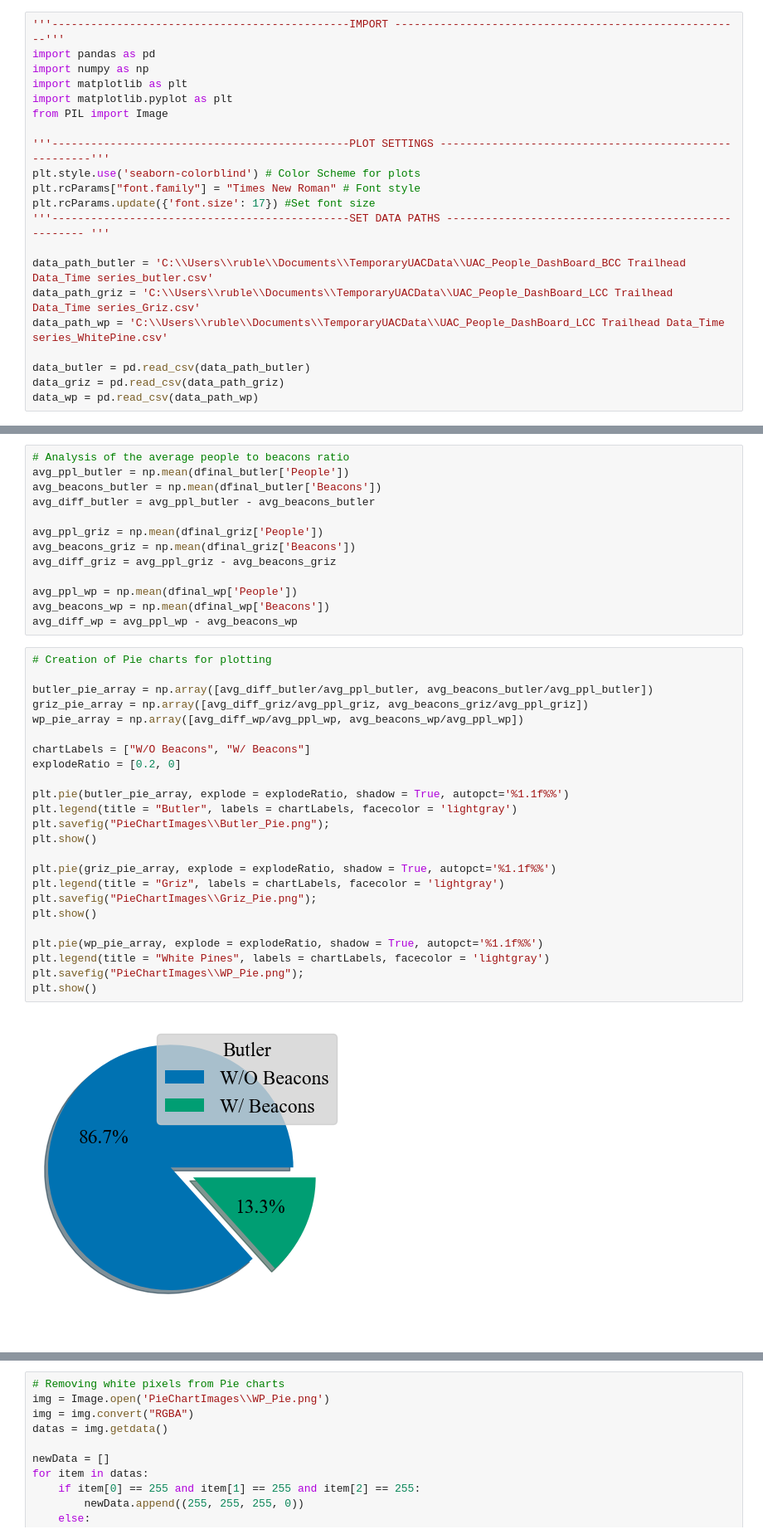
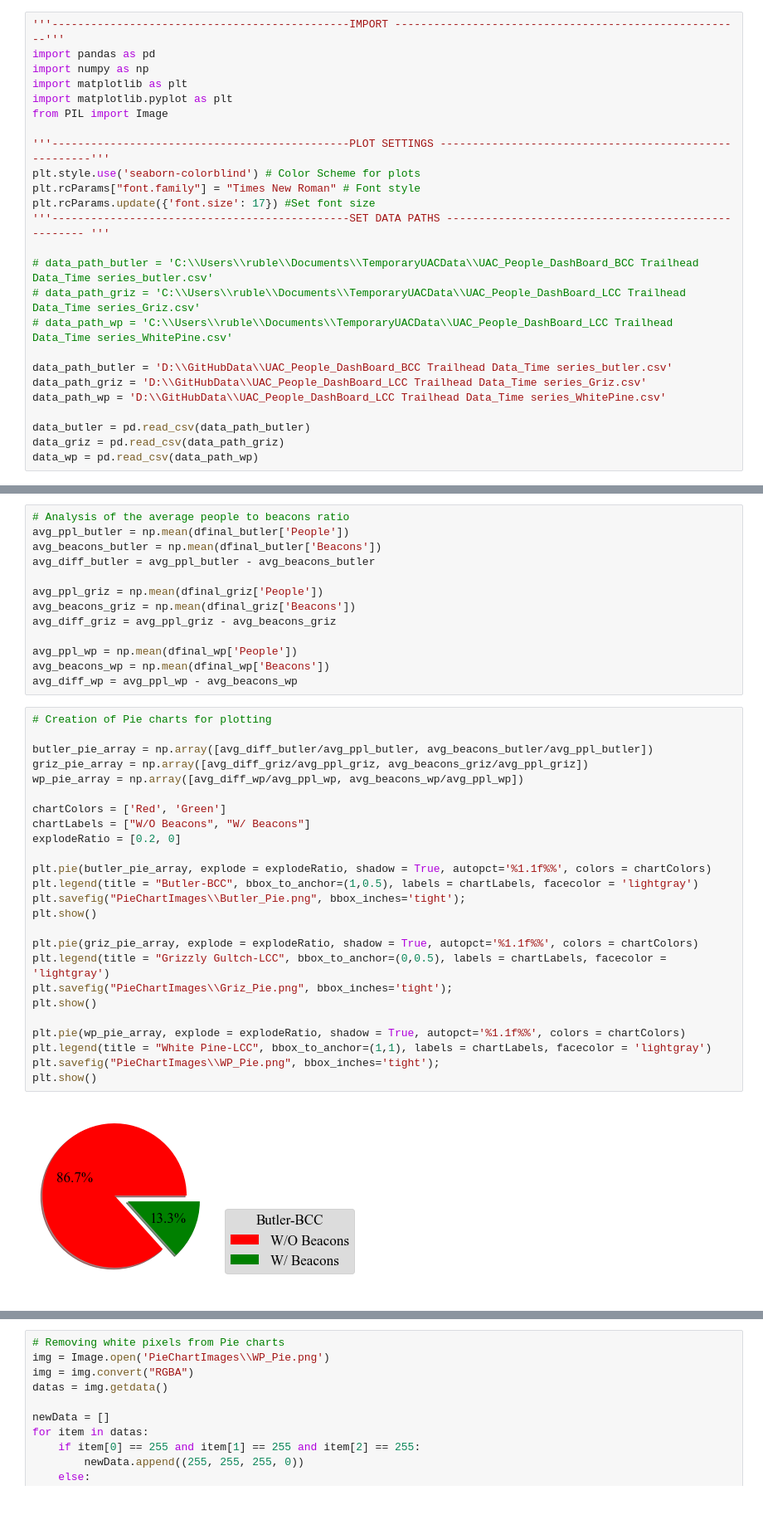
Before and after one commit to maria-analytics/UAC_WBA, a Jupyter notebook: UAC_Pie_Charts.ipynb, the cells around one changed output, grey strips where cells are left out. Shown: that part at 83% size. Cells and saved outputs as stored; diff of their text form; blank space fills up the shorter version.

Commit message:
Updated Pie Charts
Changed color of pie chart to red and green, changed legend position to get out of way of percentages, and updated map figure with new pie charts

```diff
--- a/UAC_Pie_Charts.ipynb
+++ b/UAC_Pie_Charts.ipynb
@@ -12,9 +12,13 @@ plt.rcParams["font.family"] = "Times New Roman" # Font style
 plt.rcParams.update({'font.size': 17}) #Set font size
 '''----------------------------------------------SET DATA PATHS ---------------------------------------------------- '''
 
-data_path_butler = 'C:\\Users\\ruble\\Documents\\TemporaryUACData\\UAC_People_DashBoard_BCC Trailhead Data_Time series_butler.csv'
-data_path_griz = 'C:\\Users\\ruble\\Documents\\TemporaryUACData\\UAC_People_DashBoard_LCC Trailhead Data_Time series_Griz.csv'
-data_path_wp = 'C:\\Users\\ruble\\Documents\\TemporaryUACData\\UAC_People_DashBoard_LCC Trailhead Data_Time series_WhitePine.csv'
+# data_path_butler = 'C:\\Users\\ruble\\Documents\\TemporaryUACData\\UAC_People_DashBoard_BCC Trailhead Data_Time series_butler.csv'
+# data_path_griz = 'C:\\Users\\ruble\\Documents\\TemporaryUACData\\UAC_People_DashBoard_LCC Trailhead Data_Time series_Griz.csv'
+# data_path_wp = 'C:\\Users\\ruble\\Documents\\TemporaryUACData\\UAC_People_DashBoard_LCC Trailhead Data_Time series_WhitePine.csv'
+
+data_path_butler = 'D:\\GitHubData\\UAC_People_DashBoard_BCC Trailhead Data_Time series_butler.csv'
+data_path_griz = 'D:\\GitHubData\\UAC_People_DashBoard_LCC Trailhead Data_Time series_Griz.csv'
+data_path_wp = 'D:\\GitHubData\\UAC_People_DashBoard_LCC Trailhead Data_Time series_WhitePine.csv'
 
 data_butler = pd.read_csv(data_path_butler)
 data_griz = pd.read_csv(data_path_griz)
@@ -64,26 +68,27 @@ avg_diff_wp = avg_ppl_wp - avg_beacons_wp
 # %%
 # Creation of Pie charts for plotting
 
 butler_pie_array = np.array([avg_diff_butler/avg_ppl_butler, avg_beacons_butler/avg_ppl_butler])
 griz_pie_array = np.array([avg_diff_griz/avg_ppl_griz, avg_beacons_griz/avg_ppl_griz])
 wp_pie_array = np.array([avg_diff_wp/avg_ppl_wp, avg_beacons_wp/avg_ppl_wp])
 
+chartColors = ['Red', 'Green']
 chartLabels = ["W/O Beacons", "W/ Beacons"]
 explodeRatio = [0.2, 0]
 
-plt.pie(butler_pie_array, explode = explodeRatio, shadow = True, autopct='%1.1f%%')
-plt.legend(title = "Butler", labels = chartLabels, facecolor = 'lightgray')
-plt.savefig("PieChartImages\\Butler_Pie.png");
+plt.pie(butler_pie_array, explode = explodeRatio, shadow = True, autopct='%1.1f%%', colors = chartColors)
+plt.legend(title = "Butler-BCC", bbox_to_anchor=(1,0.5), labels = chartLabels, facecolor = 'lightgray')
+plt.savefig("PieChartImages\\Butler_Pie.png", bbox_inches='tight');
 plt.show()
 
-plt.pie(griz_pie_array, explode = explodeRatio, shadow = True, autopct='%1.1f%%')
-plt.legend(title = "Griz", labels = chartLabels, facecolor = 'lightgray')
-plt.savefig("PieChartImages\\Griz_Pie.png");
+plt.pie(griz_pie_array, explode = explodeRatio, shadow = True, autopct='%1.1f%%', colors = chartColors)
+plt.legend(title = "Grizzly Gultch-LCC", bbox_to_anchor=(0,0.5), labels = chartLabels, facecolor = 'lightgray')
+plt.savefig("PieChartImages\\Griz_Pie.png", bbox_inches='tight');
 plt.show()
 
-plt.pie(wp_pie_array, explode = explodeRatio, shadow = True, autopct='%1.1f%%')
-plt.legend(title = "White Pines", labels = chartLabels, facecolor = 'lightgray')
-plt.savefig("PieChartImages\\WP_Pie.png");
+plt.pie(wp_pie_array, explode = explodeRatio, shadow = True, autopct='%1.1f%%', colors = chartColors)
+plt.legend(title = "White Pine-LCC", bbox_to_anchor=(1,1), labels = chartLabels, facecolor = 'lightgray')
+plt.savefig("PieChartImages\\WP_Pie.png", bbox_inches='tight');
 plt.show()
 # %% [output]
-[figure, old version]
+[figure, new version]
```
Also changed, not shown: parts of 1 cell of this notebook, 7 other files.
